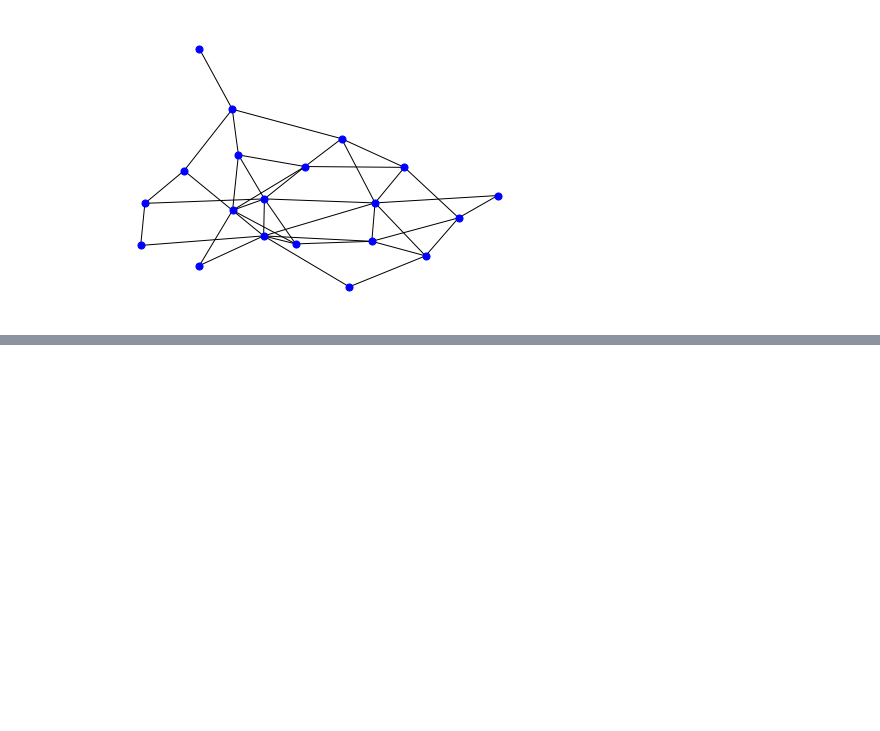
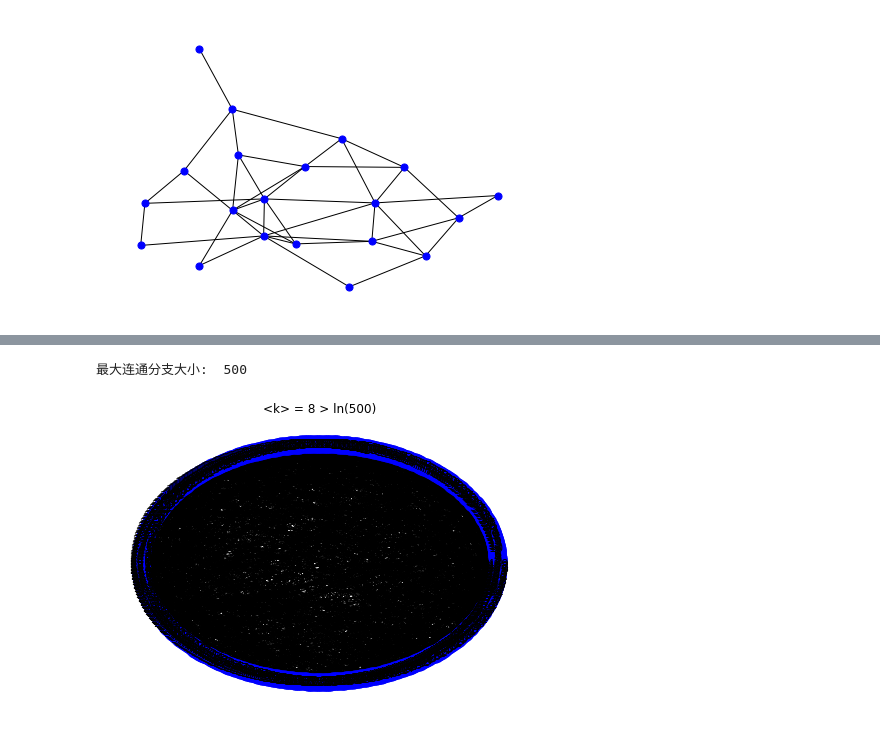
Before and after one commit to zhouhuaian/complex_network_learning, a Jupyter notebook: code/lesson3.ipynb, the cells around one changed output, grey strips where cells are left out. Saved outputs shown, nothing was run; the diff lists cells and outputs as text; code cells hidden in the pictures; blank space fills up the shorter version.

```diff
--- a/code/lesson3.ipynb
+++ b/code/lesson3.ipynb
@@ -100,0 +122,8 @@ Text(0.5, 1.0, 'G(N,p)')
+# %%
+nx.draw(g10, pos=nx.circular_layout(g10), node_size=300, node_color="blue", with_labels=True)
+plt.title("<k> = 8 > ln(500)")
+g10_sub = g10.subgraph(max(nx.connected_components(g10), key=len))
+print("最大连通分支大小: ", len(list(g10_sub)))
+# %% [output]
+最大连通分支大小:  500
+[figure, added]
```
Also changed, not shown: parts of 3 cells of this notebook.
